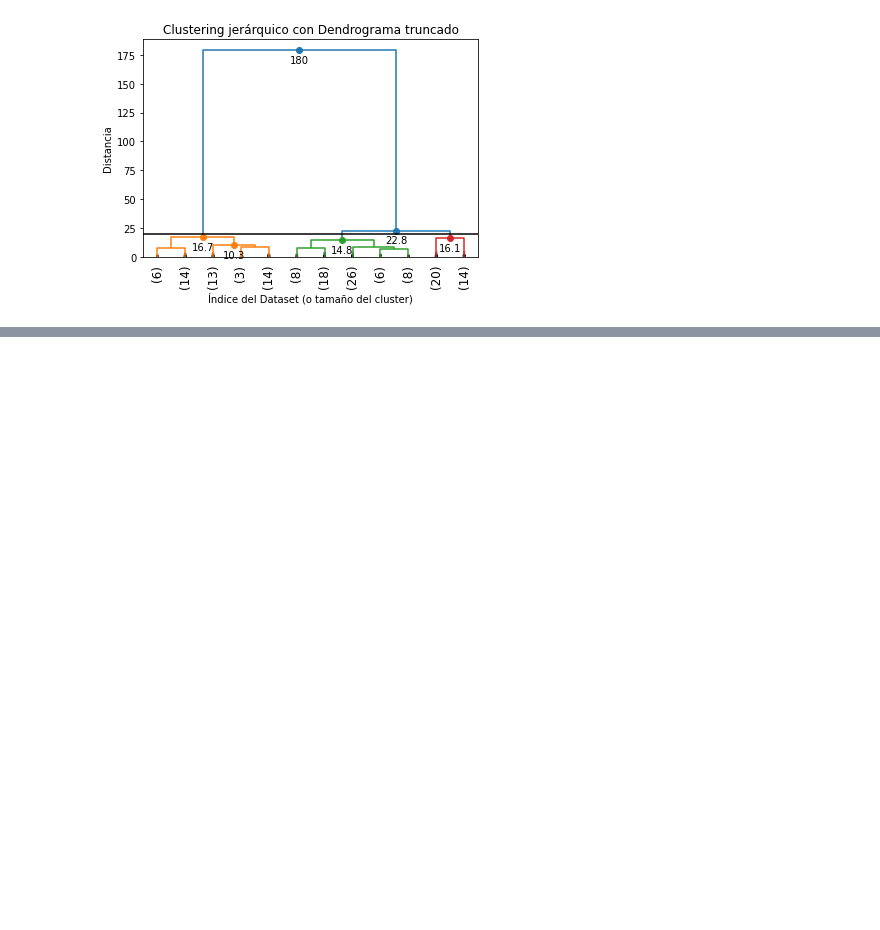
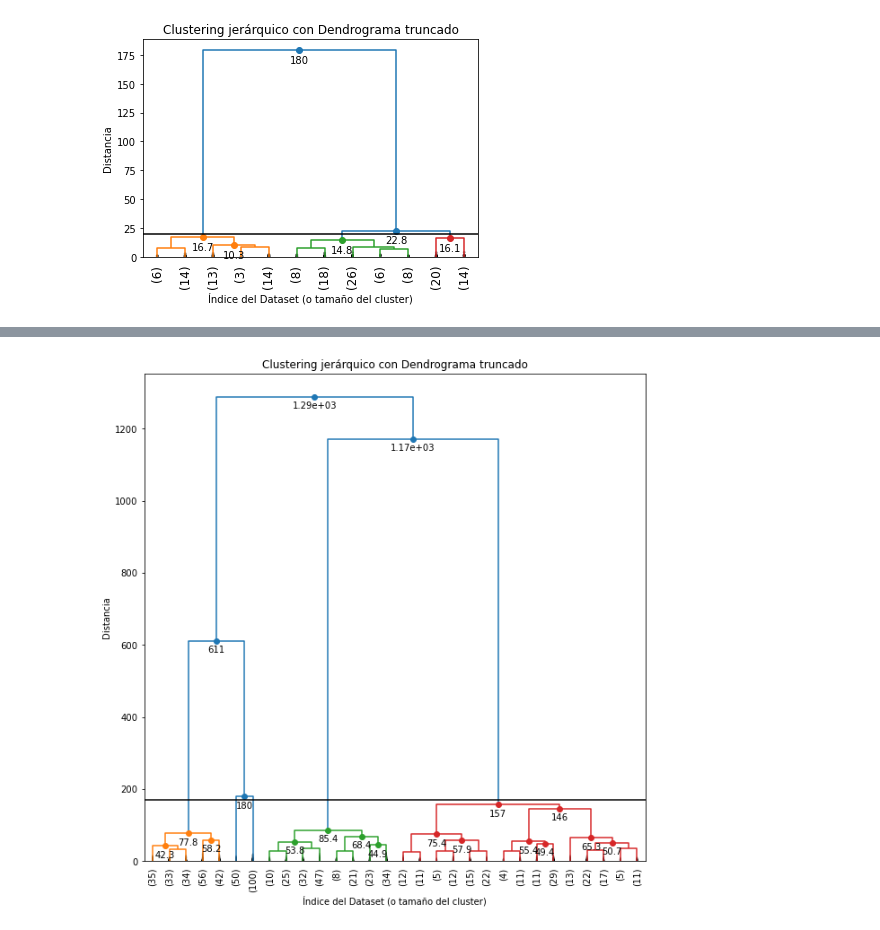
Before and after one commit to JhonFiUNFV/Data_Science_JF, a Jupyter notebook: python-ml/me/S2.5-Clustering Jerárquico.ipynb, the cells around one changed output, grey strips where cells are left out. Saved outputs shown, nothing was run; the diff lists cells and outputs as text; code cells hidden in the pictures; blank space fills up the shorter version.

```diff
--- a/python-ml/me/S2.5-Clustering Jerárquico.ipynb
+++ b/python-ml/me/S2.5-Clustering Jerárquico.ipynb
@@ -151,0 +201,18 @@ plt.show()
+# %%
+z2 = linkage(x2, "ward")
+# %%
+plt.figure(figsize=(10,10))
+dendrogram_tune(
+    z2,
+    truncate_mode="lastp",
+    p=30,
+    leaf_rotation=90.,
+    leaf_font_size=10.,
+    show_contracted=True,
+    annotate_above = 40,
+    max_d = 170
+)
+
+plt.show()
+# %% [output]
+[figure, added]
```
Also changed, not shown: parts of 15 cells of this notebook.
